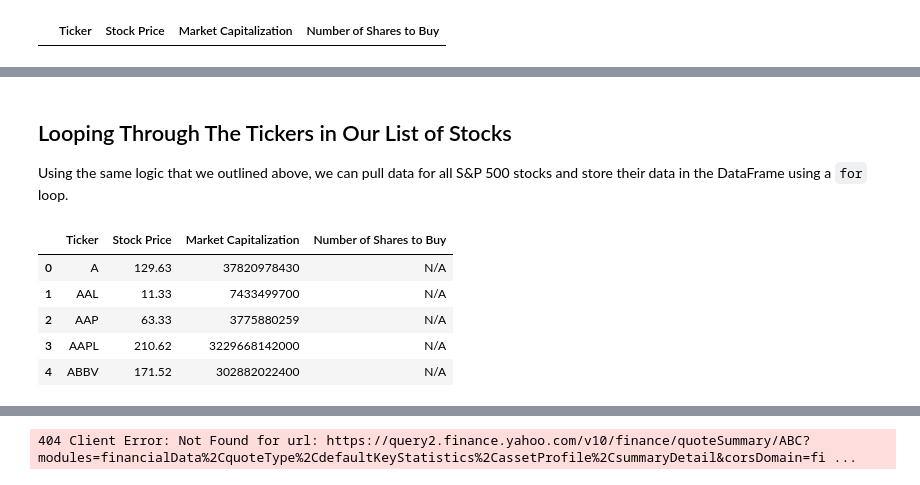
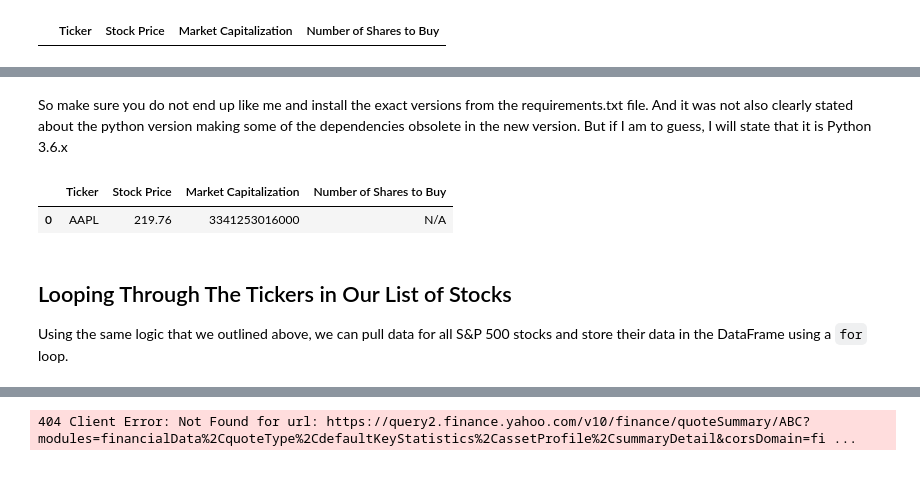
Before and after one commit to joethesaint/my-algo-trading-projects, a Jupyter notebook: Python of Algorithmic Trading/starter_files/001_equal_weight_S&P_500.ipynb, the cells around one changed output, grey strips where cells are left out. Saved outputs shown, nothing was run; the diff lists cells and outputs as text; code cells hidden in the pictures.

```diff
--- a/Python of Algorithmic Trading/starter_files/001_equal_weight_S&P_500.ipynb
+++ b/Python of Algorithmic Trading/starter_files/001_equal_weight_S&P_500.ipynb
@@ -462,3 +474,33 @@ final_dataframe.append(
+# %% [markdown]
+So make sure you do not end up like me and install the exact versions from the requirements.txt file. And it was not also clearly stated about the python version making some of the dependencies obsolete in the new version. But if I am to guess, I will state that it is Python 3.6.x
+# %%
+# Append a new row using pd.concat
+
+# Initialise a pandas series object in prder to contain the data
+# you want to append to the DataFrame
+fd_append = pd.Series(
+    [
+        symbol,
+        price,
+        market_cap,
+        'N/A'
+    ],
+    index=my_columns
+)
+
+final_dataframe = pd.concat(
+    [
+        final_dataframe,
+        fd_append.to_frame().T  #to_frame() -> converts the Series into a DF
+                                #.T -> the transpose operation. converts the row into a column
+    ],
+    ignore_index=True
+)
+
+final_dataframe
+# %% [output]
+|  | Ticker | Stock Price | Market Capitalization | Number of Shares to Buy |
+| 0 | AAPL | 219.76 | 3341253016000 | N/A |
 # %% [markdown]
 ## Looping Through The Tickers in Our List of Stocks
 
@@ -492,11 +544,2 @@ for stock in stocks['Ticker'][:5]:
     else:
         print(f"Failed to retrieve data for stock: {stock}")
-# %%
-final_dataframe
-# %% [output]
-|  | Ticker | Stock Price | Market Capitalization | Number of Shares to Buy |
-| 0 | A | 129.63 | 37820978430 | N/A |
-| 1 | AAL | 11.33 | 7433499700 | N/A |
-| 2 | AAP | 63.33 | 3775880259 | N/A |
-| 3 | AAPL | 210.62 | 3229668142000 | N/A |
-| 4 | ABBV | 171.52 | 302882022400 | N/A |
```
Also changed, not shown: parts of 18 cells of this notebook, 1 other file.
